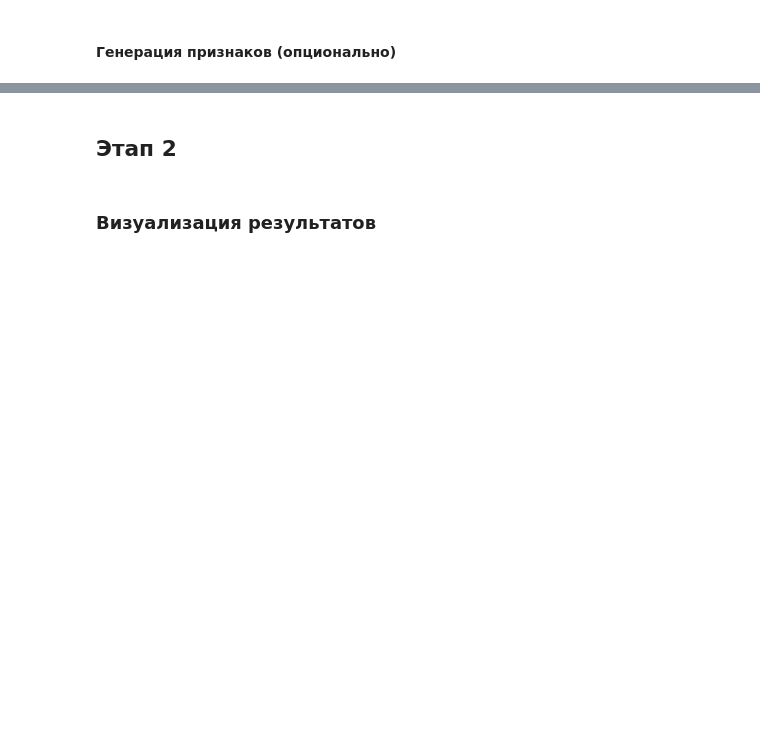
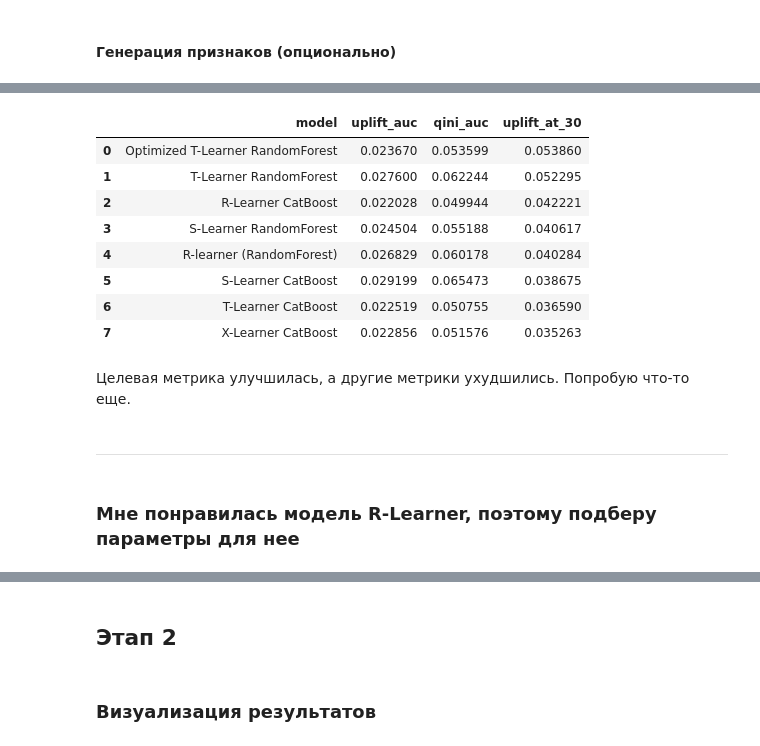
Before and after one commit to Manaam9/mle-uplift-final-project-2025, a Jupyter notebook: final_project_template.ipynb, the cells around one changed output, grey strips where cells are left out. Saved outputs shown, nothing was run; the diff lists cells and outputs as text; code cells hidden in the pictures; blank space fills up the shorter version.

```diff
--- a/final_project_template.ipynb
+++ b/final_project_template.ipynb
@@ -1919,0 +1297,44 @@ results_final
+# %%
+# Собираем все результаты
+
+final_results = []
+
+# Старые модели
+final_results.append(t_metrics)        # T-learner CatBoost
+final_results.append(s_metrics)        # S-learner CatBoost
+final_results.append(r_metrics)        # R-learner CatBoost
+final_results.append(x_metrics)        # X-learner CatBoost
+
+final_results.append(t_rf_metrics)     # T-learner RF
+final_results.append(rf_s_metrics)     # S-learner RF
+final_results.append(r_rf_metrics)     # R-learner RF
+
+# 🔥 Новая оптимизированная модель
+final_results.append(final_metrics)    # Optimized T-Learner RF
+
+# DataFrame
+final_results_df = pd.DataFrame(final_results)
+
+# Сортировка по главной метрике
+final_results_df = final_results_df.sort_values(
+    by='uplift_at_30',
+    ascending=False
+).reset_index(drop=True)
+
+final_results_df
+# %% [output]
+|  | model | uplift_auc | qini_auc | uplift_at_30 |
+| 0 | Optimized T-Learner RandomForest | 0.023670 | 0.053599 | 0.053860 |
+| 1 | T-Learner RandomForest | 0.027600 | 0.062244 | 0.052295 |
+| 2 | R-Learner CatBoost | 0.022028 | 0.049944 | 0.042221 |
+| 3 | S-Learner RandomForest | 0.024504 | 0.055188 | 0.040617 |
+| 4 | R-learner (RandomForest) | 0.026829 | 0.060178 | 0.040284 |
+| 5 | S-Learner CatBoost | 0.029199 | 0.065473 | 0.038675 |
+| 6 | T-Learner CatBoost | 0.022519 | 0.050755 | 0.036590 |
+| 7 | X-Learner CatBoost | 0.022856 | 0.051576 | 0.035263 |
+# %% [markdown]
+Целевая метрика улучшилась, а другие метрики ухудшились. Попробую что-то еще.
+# %% [markdown]
+---
+# %% [markdown]
+### Мне понравилась модель R-Learner, поэтому подберу параметры для нее
```
Also changed, not shown: parts of 66 cells of this notebook, 4 other files.
